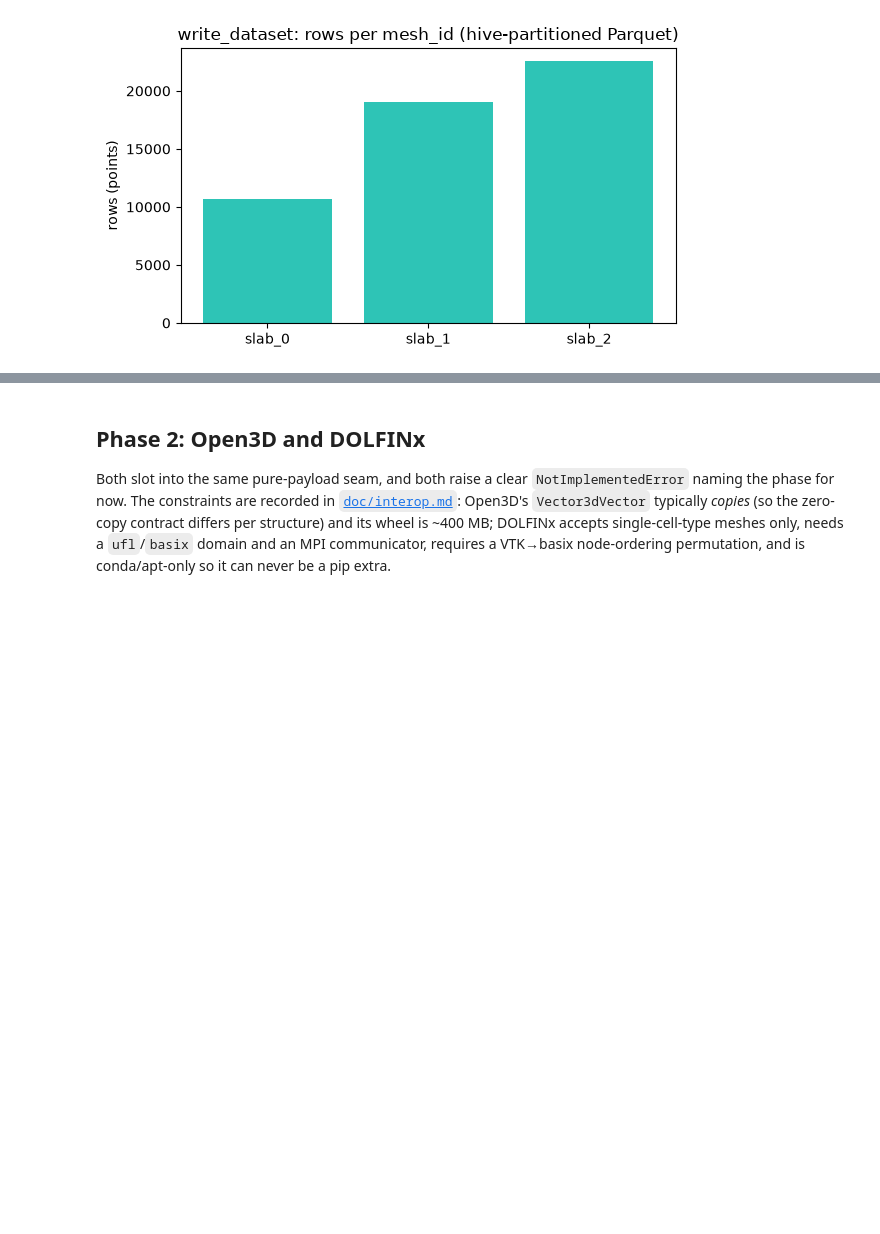
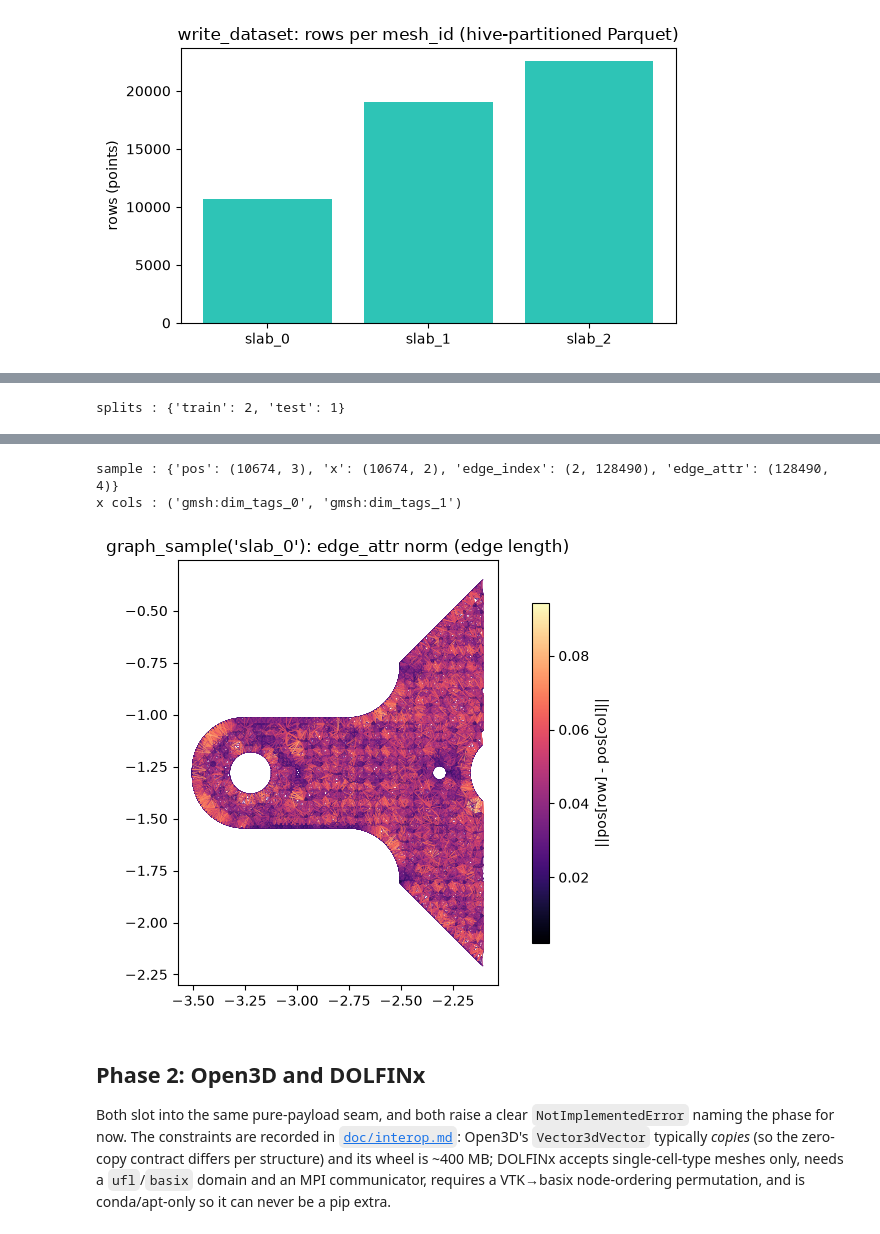
Before and after one commit to loumalouomega/meshioplusplus, a Jupyter notebook: example/python/04_interop.ipynb, the cells around one changed output, grey strips where cells are left out. Saved outputs shown, nothing was run; the diff lists cells and outputs as text; code cells hidden in the pictures; blank space fills up the shorter version.

```diff
--- a/example/python/04_interop.ipynb
+++ b/example/python/04_interop.ipynb
@@ -478,0 +491,35 @@ columns: ['x', 'y', 'z', 'gmsh:dim_tags']
+# %%
+import meshioplusplus.physicsnemo as mpn
+
+# Catalogue the three slabs from the previous cell into a manifest, split it
+# deterministically, and save the hand-editable JSON.
+manifest = mp.DatasetManifest()
+for i, x1 in enumerate((0.4, 0.7, 1.0)):
+    manifest.add(os.path.join(case_dir, f'slab_{i}.vtu'), id=f'slab_{i}',
+                 metadata={'x1': x1})
+manifest.assign_splits({'train': 2 / 3, 'test': 1 / 3}, seed=0)
+manifest.save(os.path.join(case_dir, 'dataset_manifest.json'))
+print('splits :', manifest.splits())
+
+# One GNN sample per case, streamed (one mesh alive at a time).
+entry_id, _, sample = next(mpn.iter_samples(manifest, split='train'))
+print('sample :', {k: v.shape for k, v in sample.arrays.items()})
+print('x cols :', sample.x_columns)
+
+# The sample's graph, edges coloured by the edge_attr norm column -- the
+# MeshGraphNet convention cat((pos[row] - pos[col], ||.||)).
+pos, ei = sample.arrays['pos'], sample.arrays['edge_index']
+attr = sample.arrays['edge_attr']
+segs = pos[ei.T][:, :, :2]
+fig, ax = plt.subplots(figsize=(7, 5))
+coll = LineCollection(segs, cmap='magma', linewidths=0.35)
+coll.set_array(attr[:, -1])
+ax.add_collection(coll)
+ax.autoscale()
+ax.set_aspect('equal')
+ax.set_title(f"graph_sample('{entry_id}'): edge_attr norm (edge length)")
+fig.colorbar(coll, ax=ax, shrink=0.8, label='||pos[row] - pos[col]||')
+plt.tight_layout()
+plt.show()
+# %% [output]
+splits : {'train': 2, 'test': 1}
@@ -479,3 +528,6 @@ columns: ['x', 'y', 'z', 'gmsh:dim_tags']
+sample : {'pos': (10674, 3), 'x': (10674, 2), 'edge_index': (2, 128490), 'edge_attr': (128490, 4)}
+x cols : ('gmsh:dim_tags_0', 'gmsh:dim_tags_1')
+[figure, added]
 # %% [markdown]
 ## Phase 2: Open3D and DOLFINx
 
```
Also changed, not shown: parts of 7 cells of this notebook.
